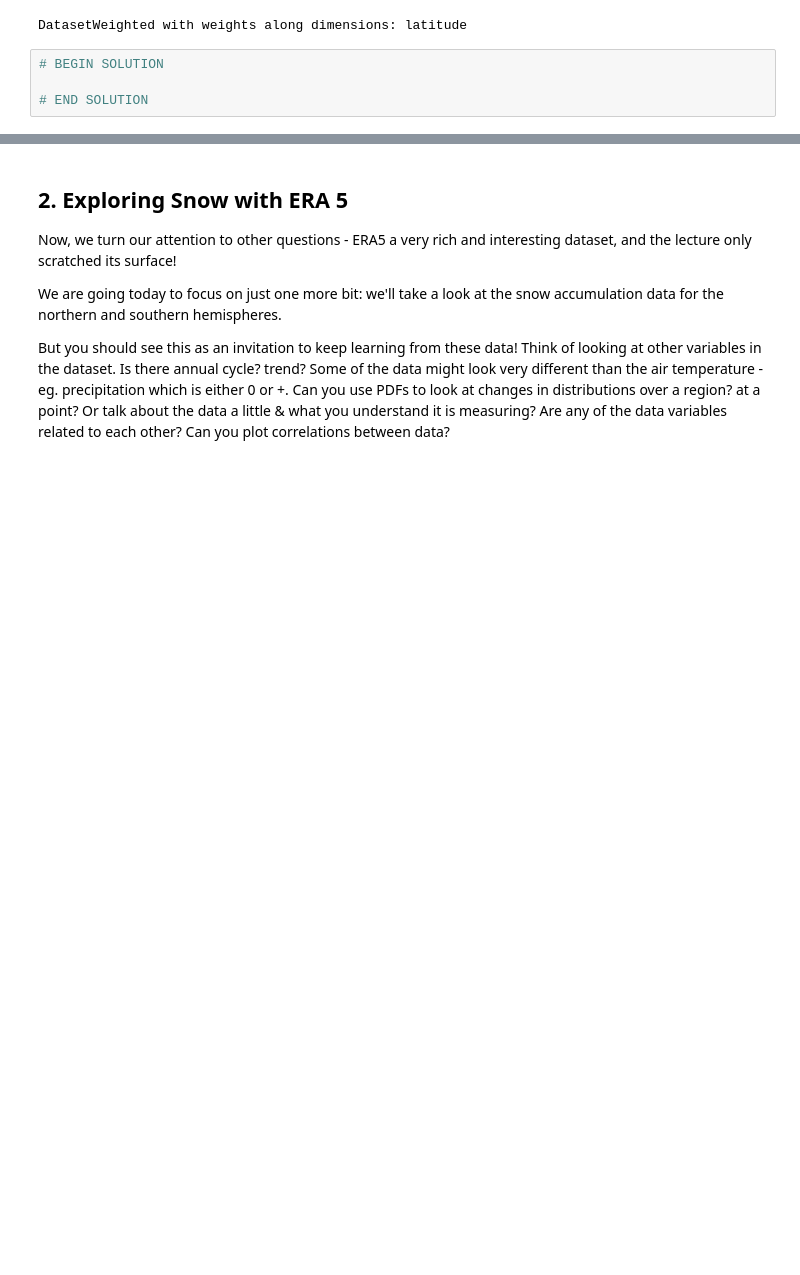
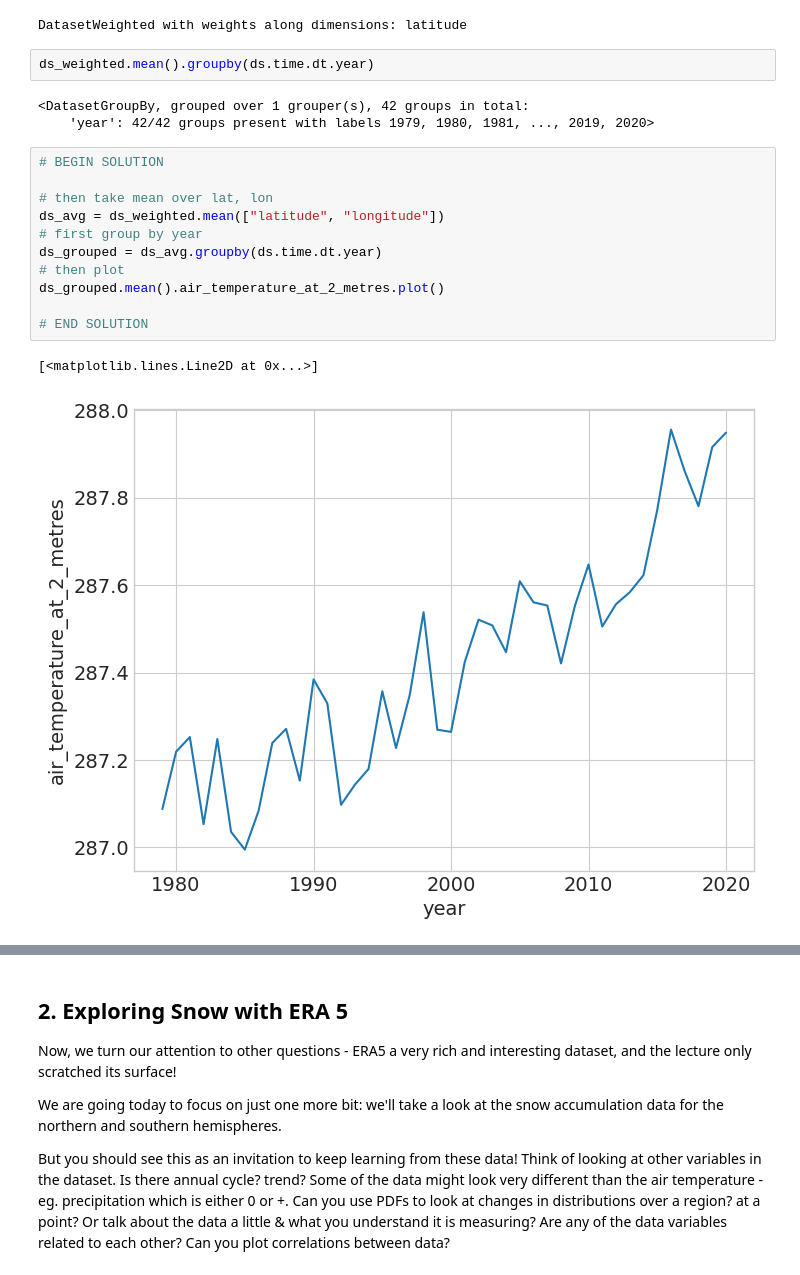
Before and after one commit to berkeley-stat159/fall-2025, a Jupyter notebook: lab/lab05/lab05.ipynb, the cells around one changed output, grey strips where cells are left out. Cells and saved outputs as stored; diff of their text form; blank space fills up the shorter version.

Commit message:
added solutions

```diff
--- a/lab/lab05/lab05.ipynb
+++ b/lab/lab05/lab05.ipynb
@@ -67,7 +70,22 @@ ds_weighted = ds.weighted(weights)
 ds_weighted
 # %% [output]
 DatasetWeighted with weights along dimensions: latitude
-# %%
-# BEGIN SOLUTION
-
-# END SOLUTION
+# %%
+ds_weighted.mean().groupby(ds.time.dt.year)
+# %% [output]
+<DatasetGroupBy, grouped over 1 grouper(s), 42 groups in total:
+    'year': 42/42 groups present with labels 1979, 1980, 1981, ..., 2019, 2020>
+# %%
+# BEGIN SOLUTION
+
+# then take mean over lat, lon
+ds_avg = ds_weighted.mean(["latitude", "longitude"])
+# first group by year
+ds_grouped = ds_avg.groupby(ds.time.dt.year)
+# then plot
+ds_grouped.mean().air_temperature_at_2_metres.plot()
+
+# END SOLUTION
+# %% [output]
+[<matplotlib.lines.Line2D at 0x...>]
+[figure, added]
```
Also changed, not shown: parts of 14 cells of this notebook.
